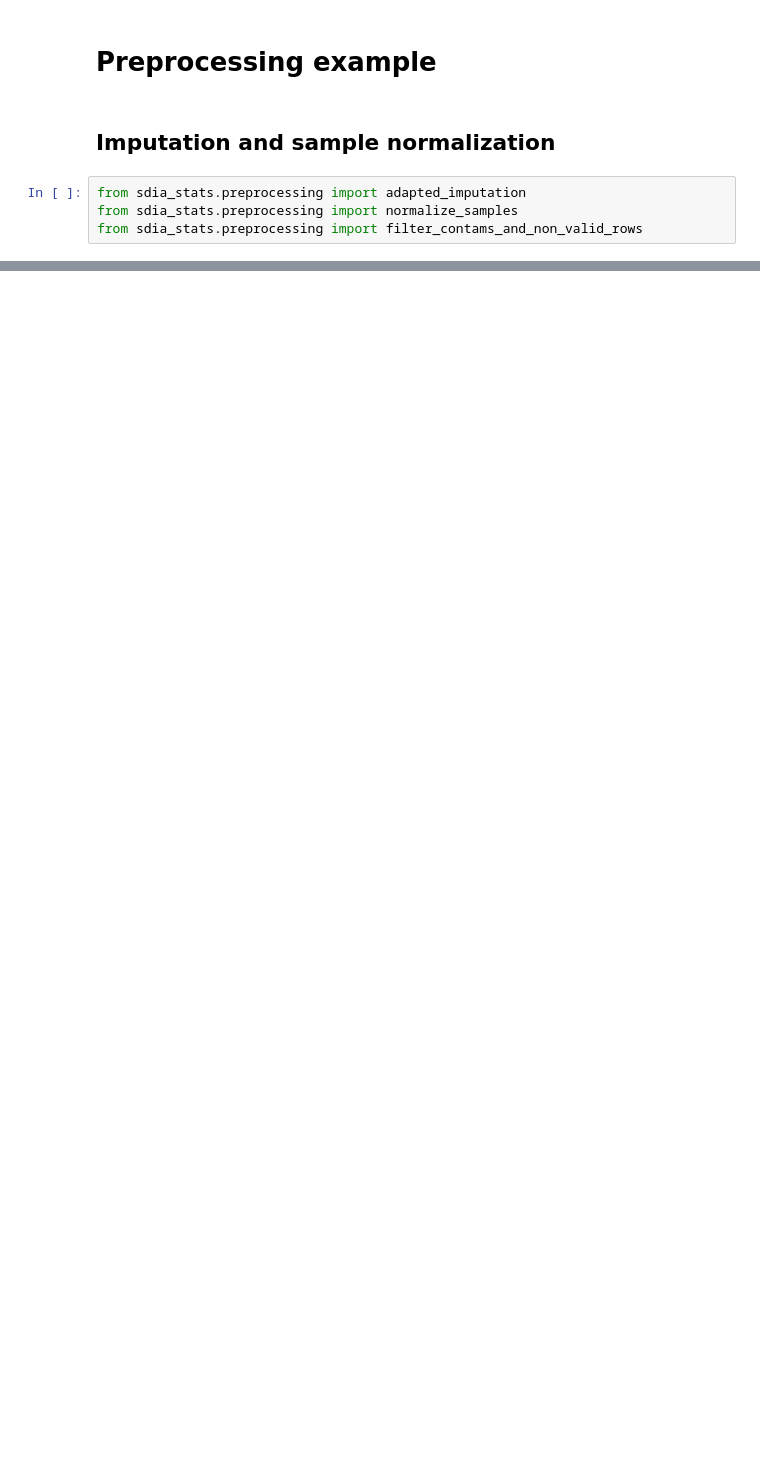
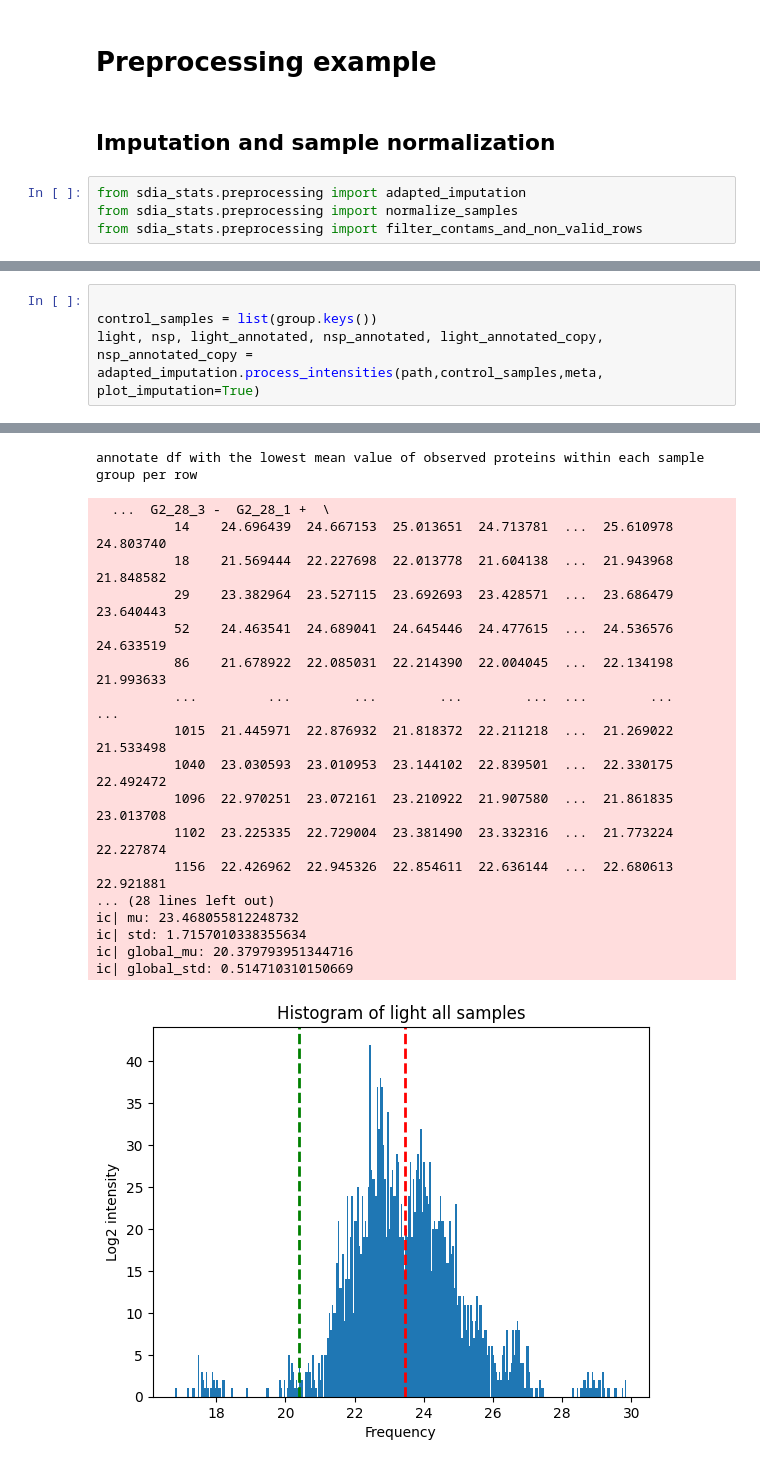
Before and after one commit to rkerrid/silac_dia_statistics, a Jupyter notebook: examples/preprocessing example.ipynb, the cells around one changed output, grey strips where cells are left out. Cells and saved outputs as stored; diff of their text form; blank space fills up the shorter version.

```diff
--- a/examples/preprocessing example.ipynb
+++ b/examples/preprocessing example.ipynb
@@ -17,0 +55,5 @@ filter_contams_and_non_valid_rows.filter_protein_intensities(path, metadata_path
+# %%
+
+control_samples = list(group.keys())
+light, nsp, light_annotated, nsp_annotated, light_annotated_copy, nsp_annotated_copy = adapted_imputation.process_intensities(path,control_samples,meta, plot_imputation=True)
+# %% [output]
@@ -17,0 +81,19 @@ filter_contams_and_non_valid_rows.filter_protein_intensities(path, metadata_path
+annotate df with the lowest mean value of observed proteins within each sample group per row
+  ...  G2_28_3 -  G2_28_1 +  \
+          14    24.696439  24.667153  25.013651  24.713781  ...  25.610978  24.803740
+          18    21.569444  22.227698  22.013778  21.604138  ...  21.943968  21.848582
+          29    23.382964  23.527115  23.692693  23.428571  ...  23.686479  23.640443
+          52    24.463541  24.689041  24.645446  24.477615  ...  24.536576  24.633519
+          86    21.678922  22.085031  22.214390  22.004045  ...  22.134198  21.993633
+          ...         ...        ...        ...        ...  ...        ...        ...
+          1015  21.445971  22.876932  21.818372  22.211218  ...  21.269022  21.533498
+          1040  23.030593  23.010953  23.144102  22.839501  ...  22.330175  22.492472
+          1096  22.970251  23.072161  23.210922  21.907580  ...  21.861835  23.013708
+          1102  23.225335  22.729004  23.381490  23.332316  ...  21.773224  22.227874
+          1156  22.426962  22.945326  22.854611  22.636144  ...  22.680613  22.921881
+... (28 lines left out)
+ic| mu: 23.468055812248732
+ic| std: 1.7157010338355634
+ic| global_mu: 20.379793951344716
+ic| global_std: 0.514710310150669
+[figure, added]
```
Also changed, not shown: parts of 6 cells of this notebook, 8 other files.
